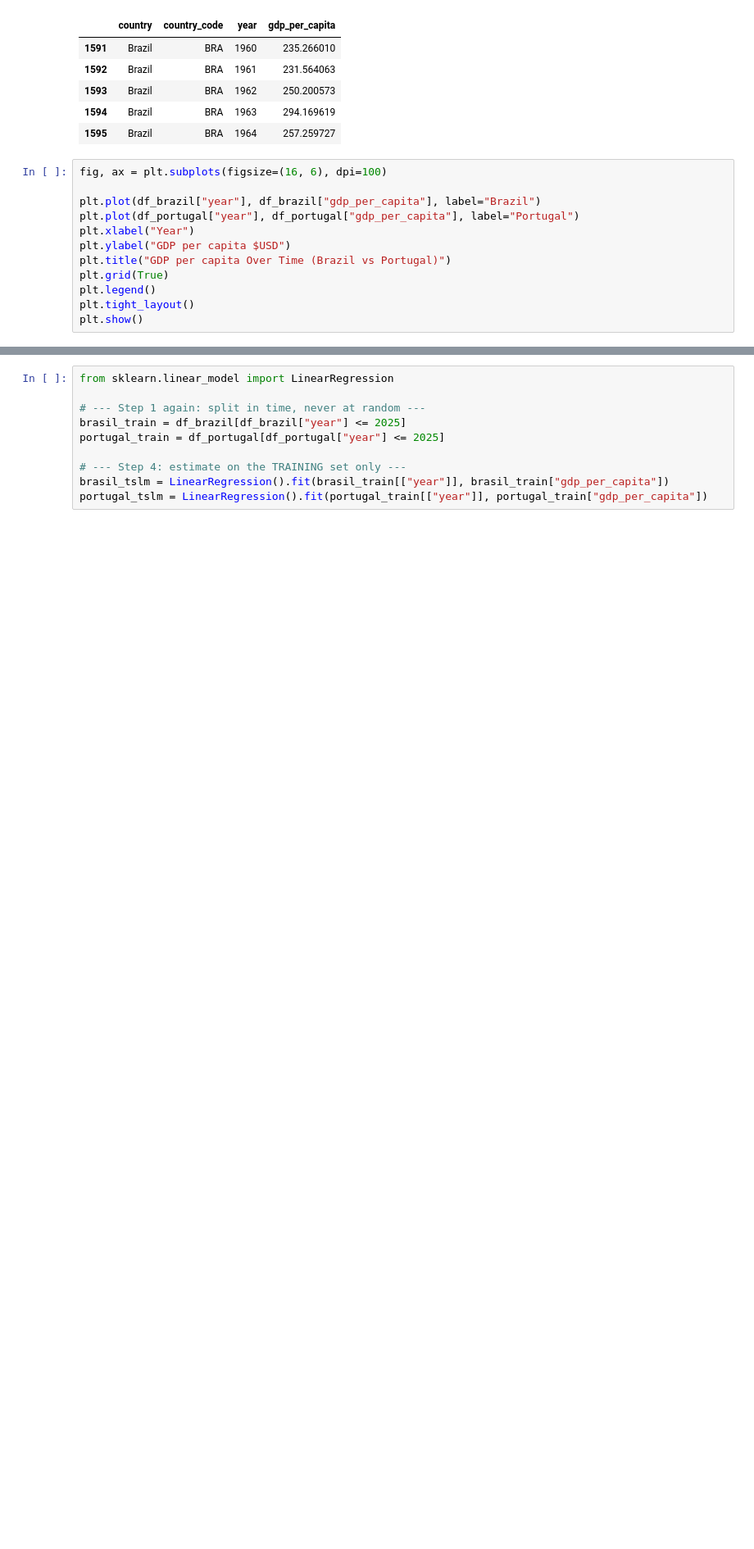
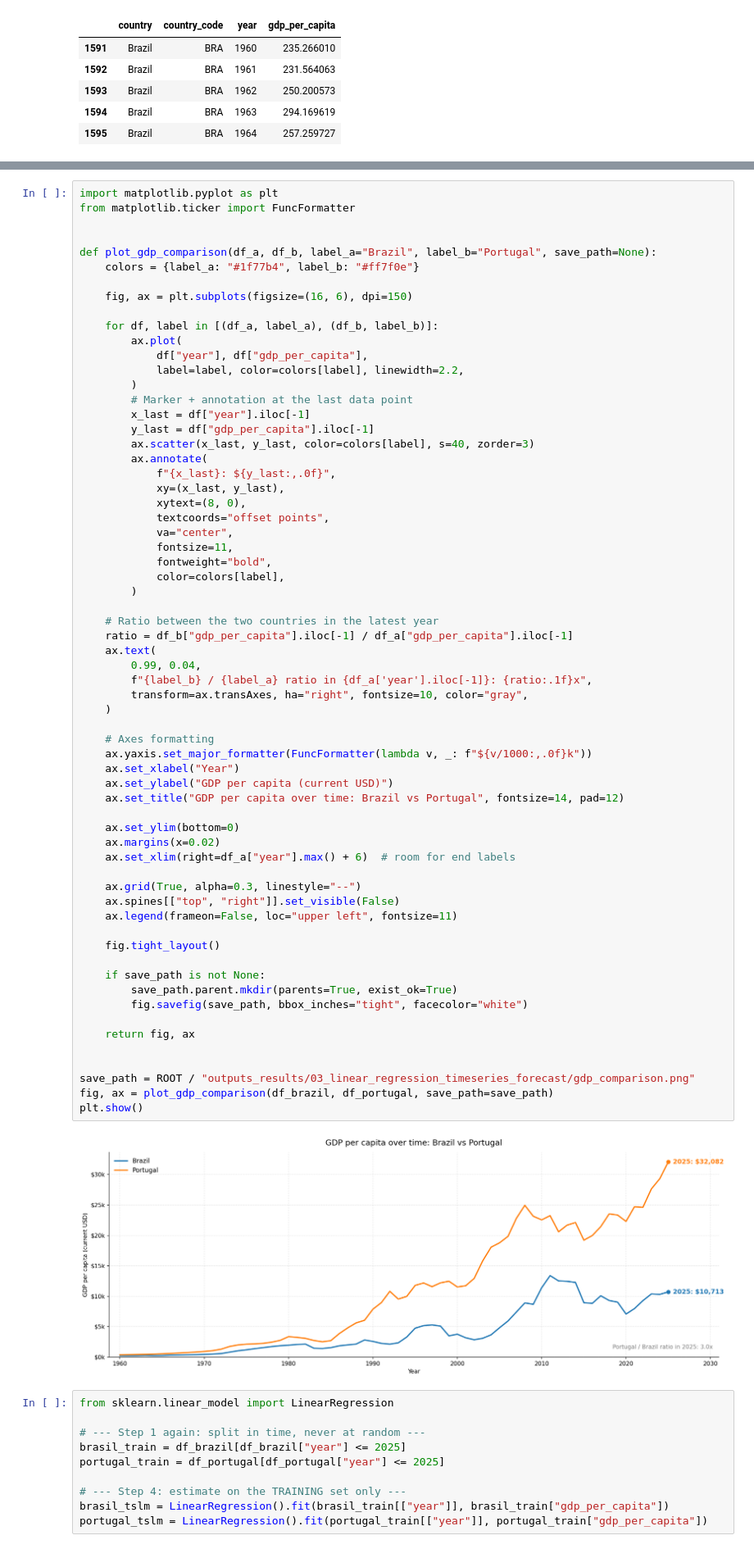
Before and after one commit to oliveirasamuel5959/machine-learning-from-scratch, a Jupyter notebook: src/mlscratch/notebooks/03_linear_regression_timeseries_forecast.ipynb, the cells around one changed output, grey strips where cells are left out. Shown at 82% size. Drawn from its saved outputs; the diff is of its cells as text; blank space fills up the shorter version.

```diff
--- a/src/mlscratch/notebooks/03_linear_regression_timeseries_forecast.ipynb
+++ b/src/mlscratch/notebooks/03_linear_regression_timeseries_forecast.ipynb
@@ -84,15 +84,3 @@ df_brazil.head()
 | 1593 | Brazil | BRA | 1962 | 250.200573 |
 | 1594 | Brazil | BRA | 1963 | 294.169619 |
 | 1595 | Brazil | BRA | 1964 | 257.259727 |
-# %%
-fig, ax = plt.subplots(figsize=(16, 6), dpi=100)
-
-plt.plot(df_brazil["year"], df_brazil["gdp_per_capita"], label="Brazil")
-plt.plot(df_portugal["year"], df_portugal["gdp_per_capita"], label="Portugal")
-plt.xlabel("Year")
-plt.ylabel("GDP per capita $USD")
-plt.title("GDP per capita Over Time (Brazil vs Portugal)")
-plt.grid(True)
-plt.legend()
-plt.tight_layout()
-plt.show()
@@ -101,3 +87,69 @@ plt.show()
+# %%
+import matplotlib.pyplot as plt
+from matplotlib.ticker import FuncFormatter
+
+
+def plot_gdp_comparison(df_a, df_b, label_a="Brazil", label_b="Portugal", save_path=None):
+    colors = {label_a: "#1f77b4", label_b: "#ff7f0e"}
+
+    fig, ax = plt.subplots(figsize=(16, 6), dpi=150)
+
+    for df, label in [(df_a, label_a), (df_b, label_b)]:
+        ax.plot(
+            df["year"], df["gdp_per_capita"],
+            label=label, color=colors[label], linewidth=2.2,
+        )
+        # Marker + annotation at the last data point
+        x_last = df["year"].iloc[-1]
+        y_last = df["gdp_per_capita"].iloc[-1]
+        ax.scatter(x_last, y_last, color=colors[label], s=40, zorder=3)
+        ax.annotate(
+            f"{x_last}: ${y_last:,.0f}",
+            xy=(x_last, y_last),
+            xytext=(8, 0),
+            textcoords="offset points",
+            va="center",
+            fontsize=11,
+            fontweight="bold",
+            color=colors[label],
+        )
+
+    # Ratio between the two countries in the latest year
+    ratio = df_b["gdp_per_capita"].iloc[-1] / df_a["gdp_per_capita"].iloc[-1]
+    ax.text(
+        0.99, 0.04,
+        f"{label_b} / {label_a} ratio in {df_a['year'].iloc[-1]}: {ratio:.1f}x",
+        transform=ax.transAxes, ha="right", fontsize=10, color="gray",
+    )
+
+    # Axes formatting
+    ax.yaxis.set_major_formatter(FuncFormatter(lambda v, _: f"${v/1000:,.0f}k"))
+    ax.set_xlabel("Year")
+    ax.set_ylabel("GDP per capita (current USD)")
+    ax.set_title("GDP per capita over time: Brazil vs Portugal", fontsize=14, pad=12)
+
+    ax.set_ylim(bottom=0)
+    ax.margins(x=0.02)
+    ax.set_xlim(right=df_a["year"].max() + 6)  # room for end labels
+
+    ax.grid(True, alpha=0.3, linestyle="--")
+    ax.spines[["top", "right"]].set_visible(False)
+    ax.legend(frameon=False, loc="upper left", fontsize=11)
+
+    fig.tight_layout()
+
+    if save_path is not None:
+        save_path.parent.mkdir(parents=True, exist_ok=True)
+        fig.savefig(save_path, bbox_inches="tight", facecolor="white")
+
+    return fig, ax
+
+
+save_path = ROOT / "outputs_results/03_linear_regression_timeseries_forecast/gdp_comparison.png"
+fig, ax = plot_gdp_comparison(df_brazil, df_portugal, save_path=save_path)
+plt.show()
+# %% [output]
+[figure, added]
 # %%
 from sklearn.linear_model import LinearRegression
 
```
Also changed, not shown: parts of 3 cells of this notebook, 3 other files.
